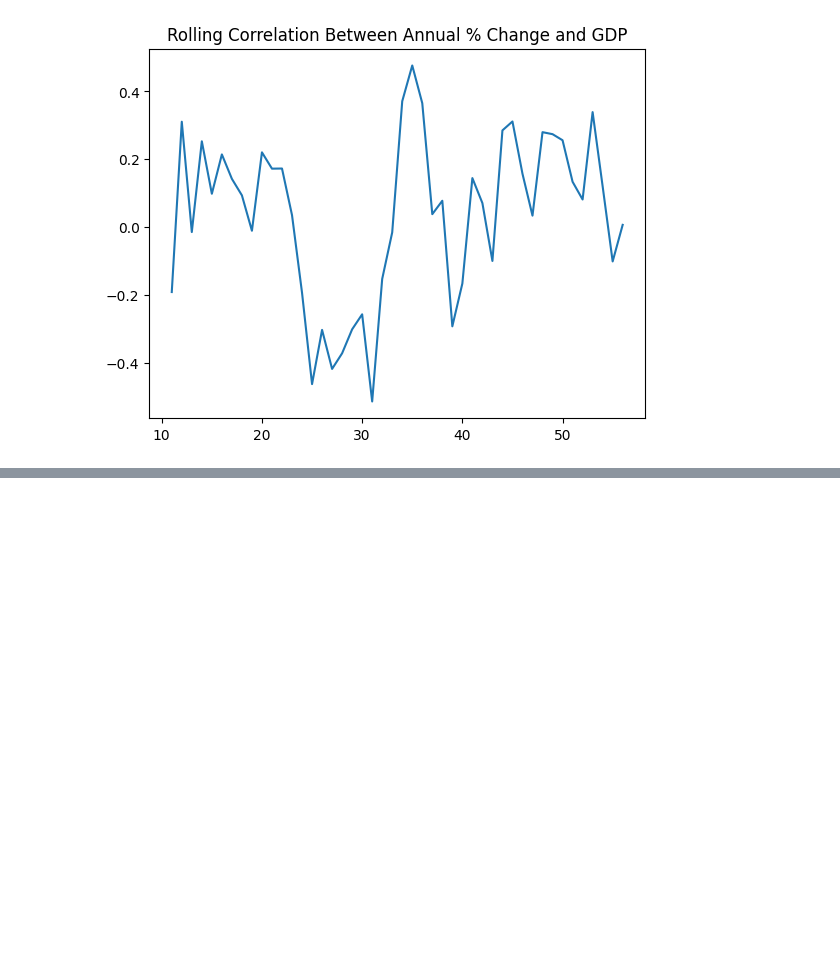
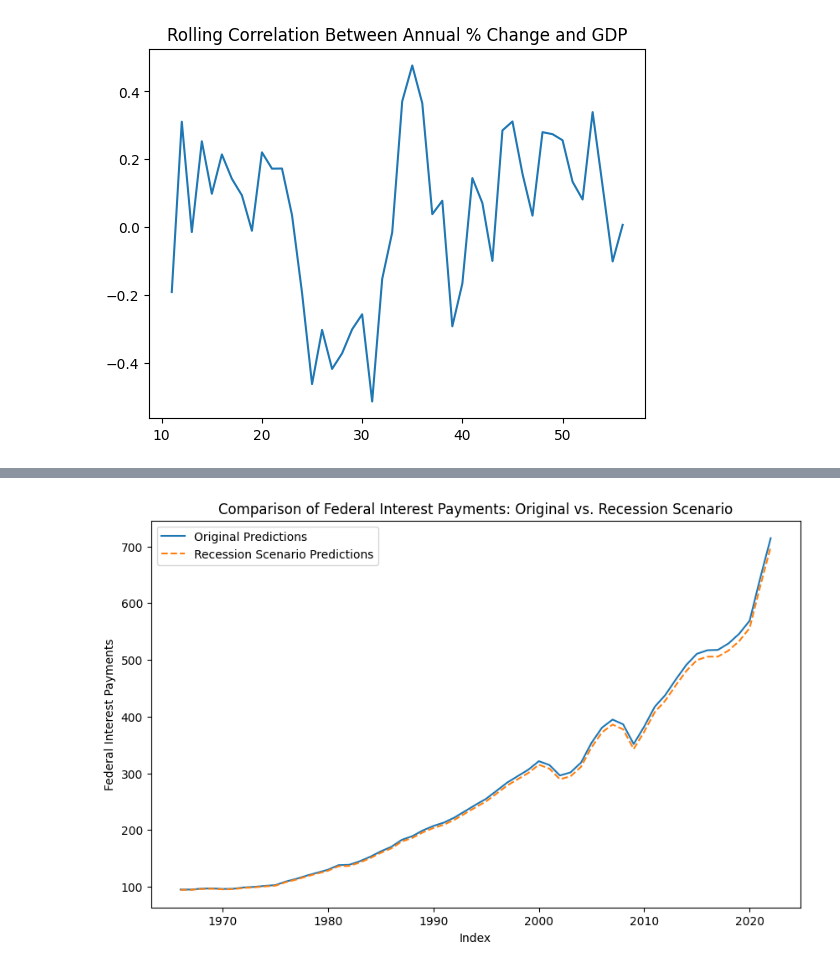
Before and after one commit to Tar-ive/Economic-Data-Analysis-and-Stock-Market-Performance, a Jupyter notebook: Data_and_Analysis.ipynb, the cells around one changed output, grey strips where cells are left out. Cells and saved outputs as stored; diff of their text form; code cells hidden in the pictures; blank space fills up the shorter version.

```diff
--- a/Data_and_Analysis.ipynb
+++ b/Data_and_Analysis.ipynb
@@ -757,0 +742,6 @@ rolling_corr.plot(title='Rolling Correlation Between Annual % Change and GDP')
+# %%
+df['Original_Predictions'] = model.predict(X)
+# %%
+df_scenario['Difference'] = df_scenario['Predicted_Federal_Interest_Payments'] - df['Original_Predictions']
+# %%
+df_scenario['Percentage_Change'] = ((df_scenario['Predicted_Federal_Interest_Payments'] - df['Original_Predictions']) / df['Original_Predictions']) * 100
@@ -757,0 +758,2 @@ rolling_corr.plot(title='Rolling Correlation Between Annual % Change and GDP')
+# %%
+df_scenario['Original_Predictions'] = df['Original_Predictions']
@@ -757,0 +778,13 @@ rolling_corr.plot(title='Rolling Correlation Between Annual % Change and GDP')
+# %%
+import matplotlib.pyplot as plt
+
+plt.figure(figsize=(10, 6))
+plt.plot(df.index, df['Original_Predictions'], label='Original Predictions')
+plt.plot(df_scenario.index, df_scenario['Predicted_Federal_Interest_Payments'], label='Recession Scenario Predictions', linestyle='--')
+plt.xlabel('Index')
+plt.ylabel('Federal Interest Payments')
+plt.title('Comparison of Federal Interest Payments: Original vs. Recession Scenario')
+plt.legend()
+plt.show()
+# %% [output]
+[figure, added]
```
Also changed, not shown: parts of 84 cells of this notebook.
